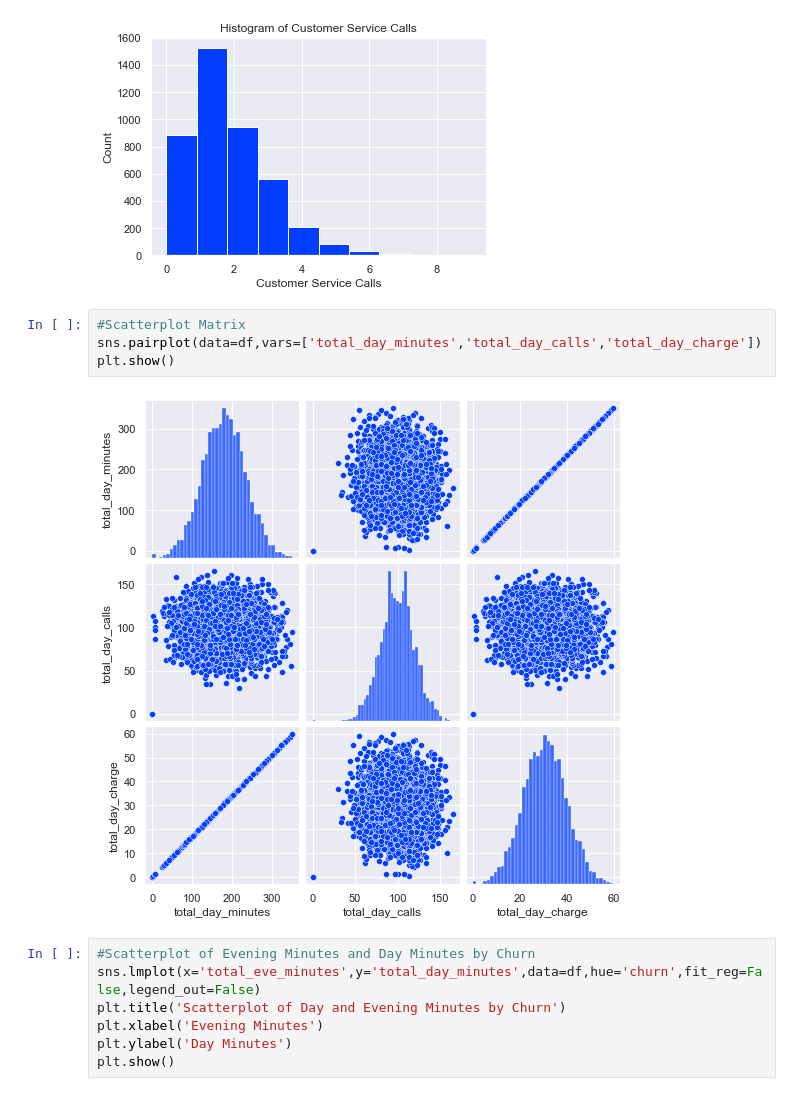
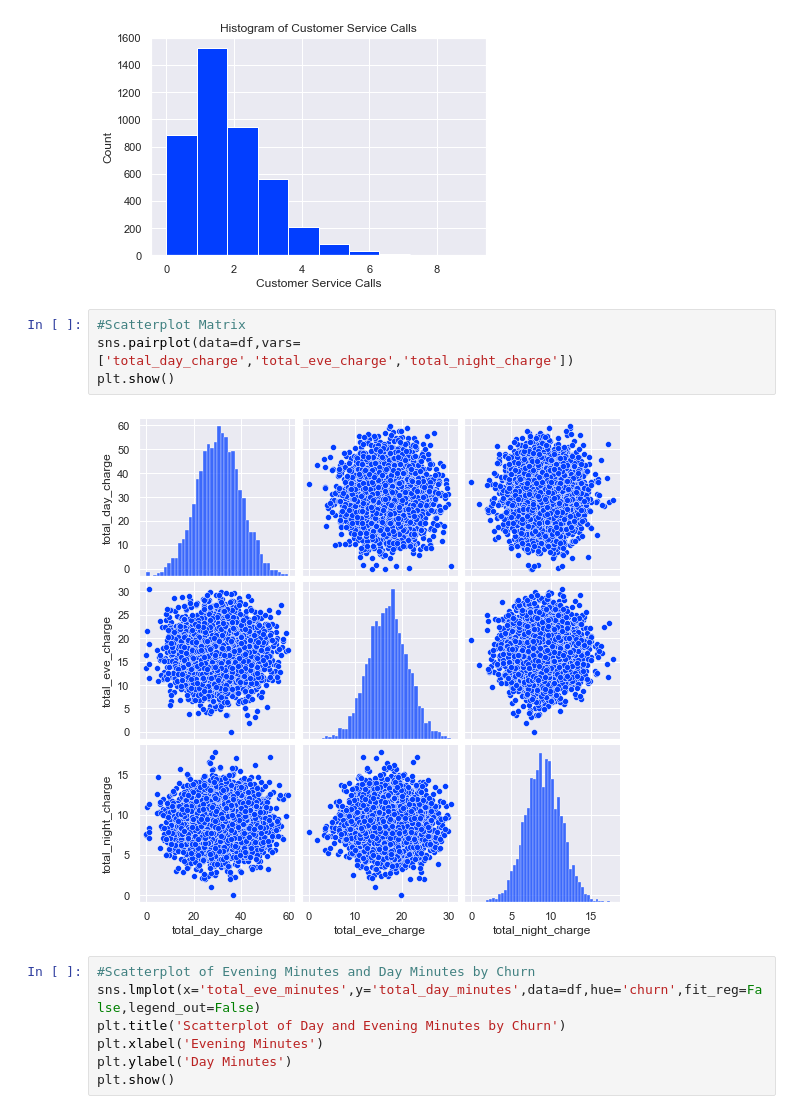
Before and after one commit to SudhanshuBlaze/Churn_Prediction, a Jupyter notebook: Churn.ipynb, the cells around one changed output. Drawn from its saved outputs; the diff is of its cells as text.

```diff
--- a/Churn.ipynb
+++ b/Churn.ipynb
@@ -168,10 +168,10 @@ plt.show()
 [figure]
 # %%
 #Scatterplot Matrix
-sns.pairplot(data=df,vars=['total_day_minutes','total_day_calls','total_day_charge'])
+sns.pairplot(data=df,vars=['total_day_charge','total_eve_charge','total_night_charge'])
 plt.show()
 # %% [output]
-[figure, old version]
+[figure, new version]
 # %%
 #Scatterplot of Evening Minutes and Day Minutes by Churn
 sns.lmplot(x='total_eve_minutes',y='total_day_minutes',data=df,hue='churn',fit_reg=False,legend_out=False)
```
Also changed, not shown: parts of 2 cells of this notebook.
